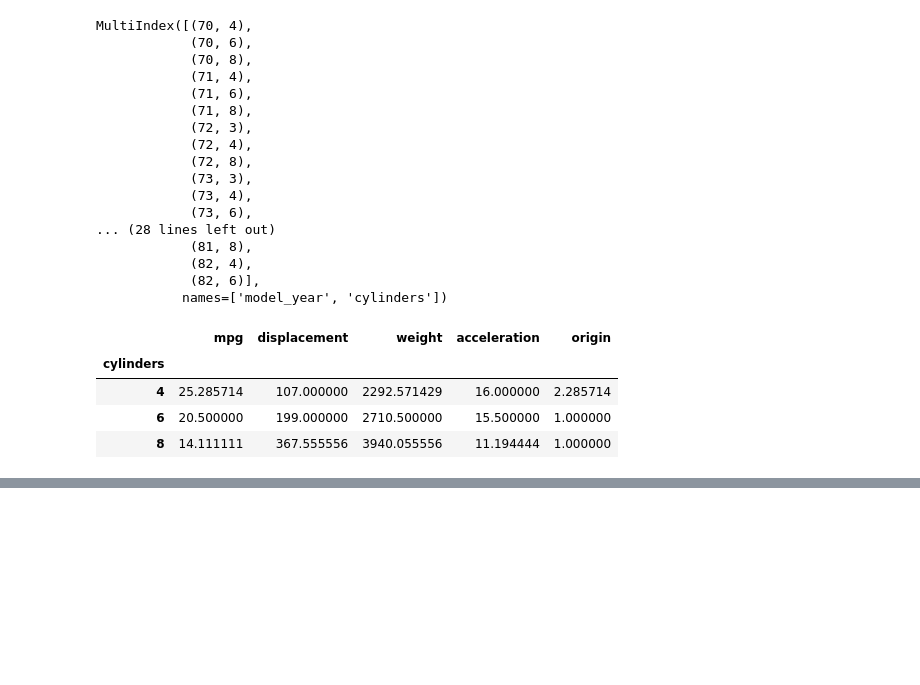
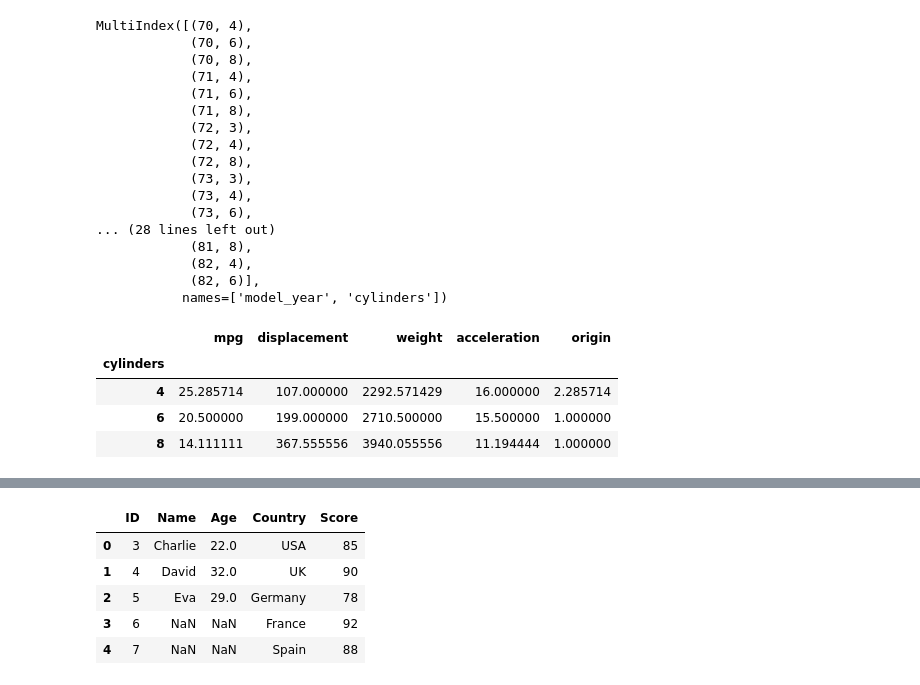
Before and after one commit to elmarhuseynv/Machine-Learning-Masterclass, a Jupyter notebook: 02 Pandas/2 pandas.ipynb, the cells around one changed output, grey strips where cells are left out. Cells and saved outputs as stored; diff of their text form; code cells hidden in the pictures; blank space fills up the shorter version.

```diff
--- a/02 Pandas/2 pandas.ipynb
+++ b/02 Pandas/2 pandas.ipynb
@@ -828,0 +914,9 @@ year_cyl.loc[70]
+# %%
+pd.merge(left=df1,right= df2, how = 'right', on='ID')
+# %% [output]
+|  | ID | Name | Age | Country | Score |
+| 0 | 3 | Charlie | 22.0 | USA | 85 |
+| 1 | 4 | David | 32.0 | UK | 90 |
+| 2 | 5 | Eva | 29.0 | Germany | 78 |
+| 3 | 6 | NaN | NaN | France | 92 |
+| 4 | 7 | NaN | NaN | Spain | 88 |
```
Also changed, not shown: parts of 27 cells of this notebook.
